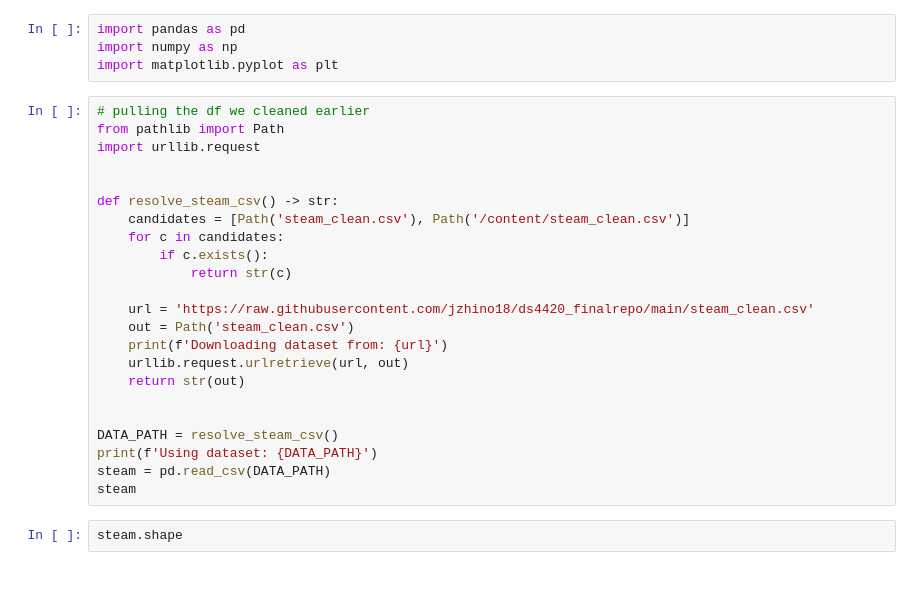
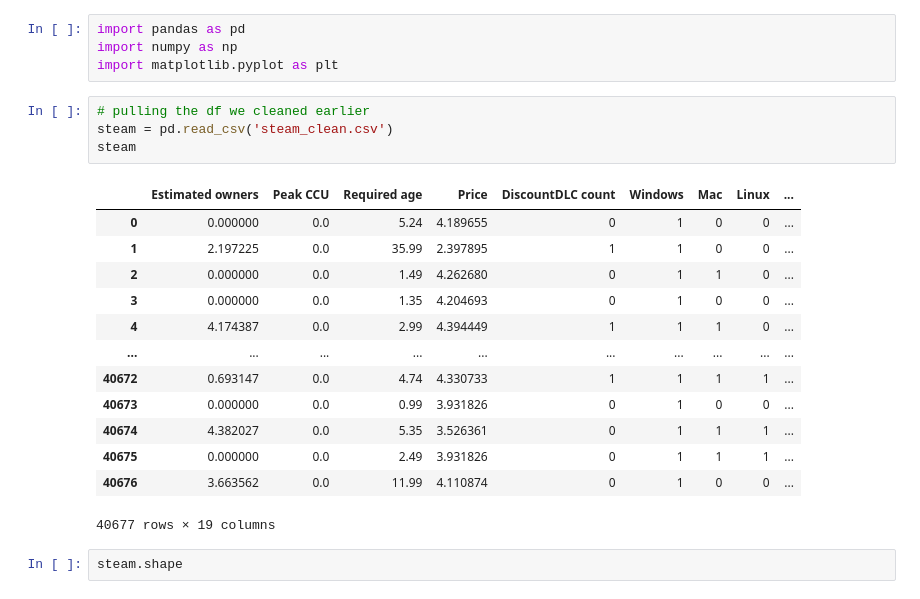
Before and after one commit to jzhino18/ds4420_finalrepo, a Jupyter notebook: poc-train.ipynb, the cells around one changed output. Saved outputs shown, nothing was run; the diff lists cells and outputs as text.

```diff
--- a/poc-train.ipynb
+++ b/poc-train.ipynb
@@ -16,29 +18,24 @@
 import pandas as pd
 import numpy as np
 import matplotlib.pyplot as plt
-# %%
-# pulling the df we cleaned earlier
-from pathlib import Path
-import urllib.request
-
-
-def resolve_steam_csv() -> str:
-    candidates = [Path('steam_clean.csv'), Path('/content/steam_clean.csv')]
-    for c in candidates:
-        if c.exists():
-            return str(c)
-
-    url = 'https://raw.githubusercontent.com/jzhino18/ds4420_finalrepo/main/steam_clean.csv'
-    out = Path('steam_clean.csv')
-    print(f'Downloading dataset from: {url}')
-    urllib.request.urlretrieve(url, out)
-    return str(out)
-
-
-DATA_PATH = resolve_steam_csv()
-print(f'Using dataset: {DATA_PATH}')
-steam = pd.read_csv(DATA_PATH)
-steam
+# %%
+# pulling the df we cleaned earlier
+steam = pd.read_csv('steam_clean.csv')
+steam
+# %% [output]
+|  | Estimated owners | Peak CCU | Required age | Price | DiscountDLC count | Windows | Mac | Linux | ... |
+| 0 | 0.000000 | 0.0 | 5.24 | 4.189655 | 0 | 1 | 0 | 0 | ... |
+| 1 | 2.197225 | 0.0 | 35.99 | 2.397895 | 1 | 1 | 0 | 0 | ... |
+| 2 | 0.000000 | 0.0 | 1.49 | 4.262680 | 0 | 1 | 1 | 0 | ... |
+| 3 | 0.000000 | 0.0 | 1.35 | 4.204693 | 0 | 1 | 0 | 0 | ... |
+| 4 | 4.174387 | 0.0 | 2.99 | 4.394449 | 1 | 1 | 1 | 0 | ... |
+| ... | ... | ... | ... | ... | ... | ... | ... | ... | ... |
+| 40672 | 0.693147 | 0.0 | 4.74 | 4.330733 | 1 | 1 | 1 | 1 | ... |
+| 40673 | 0.000000 | 0.0 | 0.99 | 3.931826 | 0 | 1 | 0 | 0 | ... |
+| 40674 | 4.382027 | 0.0 | 5.35 | 3.526361 | 0 | 1 | 1 | 1 | ... |
+| 40675 | 0.000000 | 0.0 | 2.49 | 3.931826 | 0 | 1 | 1 | 1 | ... |
+| 40676 | 3.663562 | 0.0 | 11.99 | 4.110874 | 0 | 1 | 0 | 0 | ... |
+40677 rows × 19 columns
 # %%
 steam.shape
 # %% [output]
```
Also changed, not shown: parts of 3 cells of this notebook.
